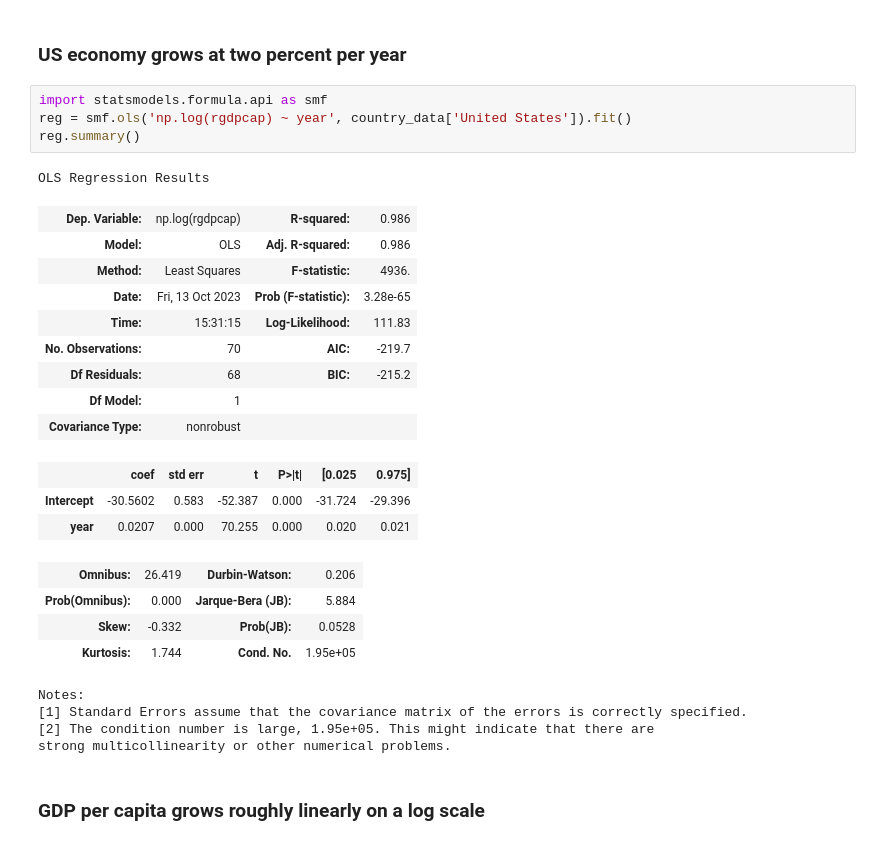
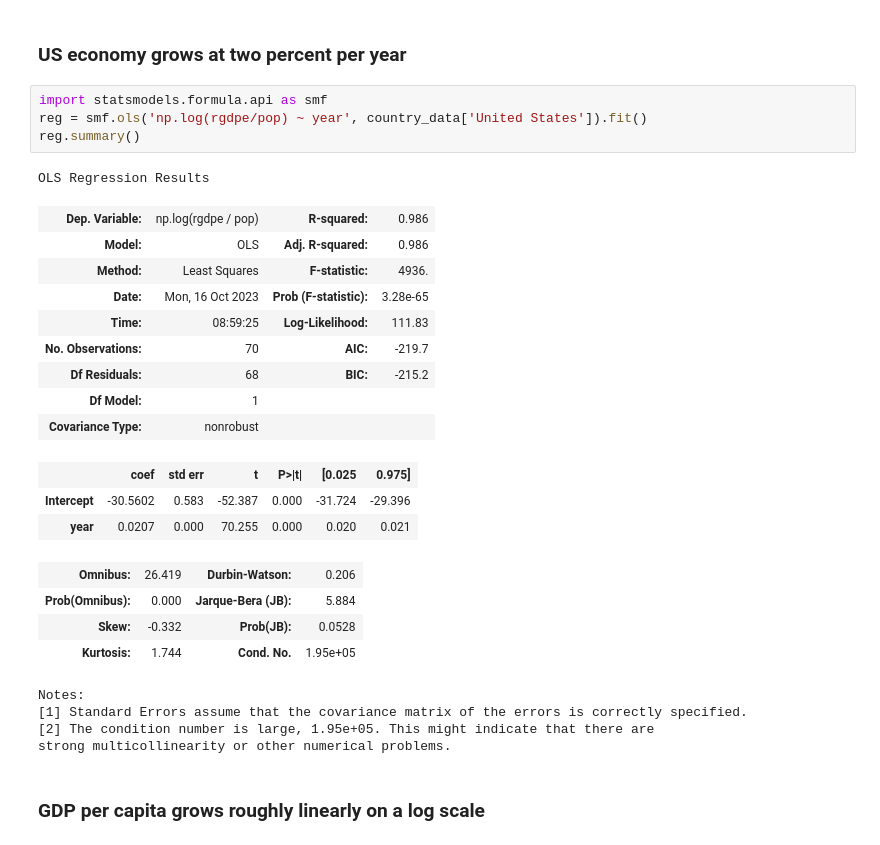
Before and after one commit to karlharmenberg/uiogrowth, a Jupyter notebook: kaldor.ipynb, the cells around one changed output. Saved outputs shown, nothing was run; the diff lists cells and outputs as text.

```diff
--- a/kaldor.ipynb
+++ b/kaldor.ipynb
@@ -49,15 +49,15 @@ plt.show()
 ### US economy grows at two percent per year
 # %%
 import statsmodels.formula.api as smf
-reg = smf.ols('np.log(rgdpcap) ~ year', country_data['United States']).fit()
+reg = smf.ols('np.log(rgdpe/pop) ~ year', country_data['United States']).fit()
 reg.summary()
 # %% [output]
 OLS Regression Results
-| Dep. Variable: | np.log(rgdpcap) | R-squared: | 0.986 |
+| Dep. Variable: | np.log(rgdpe / pop) | R-squared: | 0.986 |
 | Model: | OLS | Adj. R-squared: | 0.986 |
 | Method: | Least Squares | F-statistic: | 4936. |
-| Date: | Fri, 13 Oct 2023 | Prob (F-statistic): | 3.28e-65 |
-| Time: | 15:31:15 | Log-Likelihood: | 111.83 |
+| Date: | Mon, 16 Oct 2023 | Prob (F-statistic): | 3.28e-65 |
+| Time: | 08:59:25 | Log-Likelihood: | 111.83 |
 | No. Observations: | 70 | AIC: | -219.7 |
 | Df Residuals: | 68 | BIC: | -215.2 |
 | Df Model: | 1 |  |  |
```
Also changed, not shown: parts of 4 cells of this notebook.
